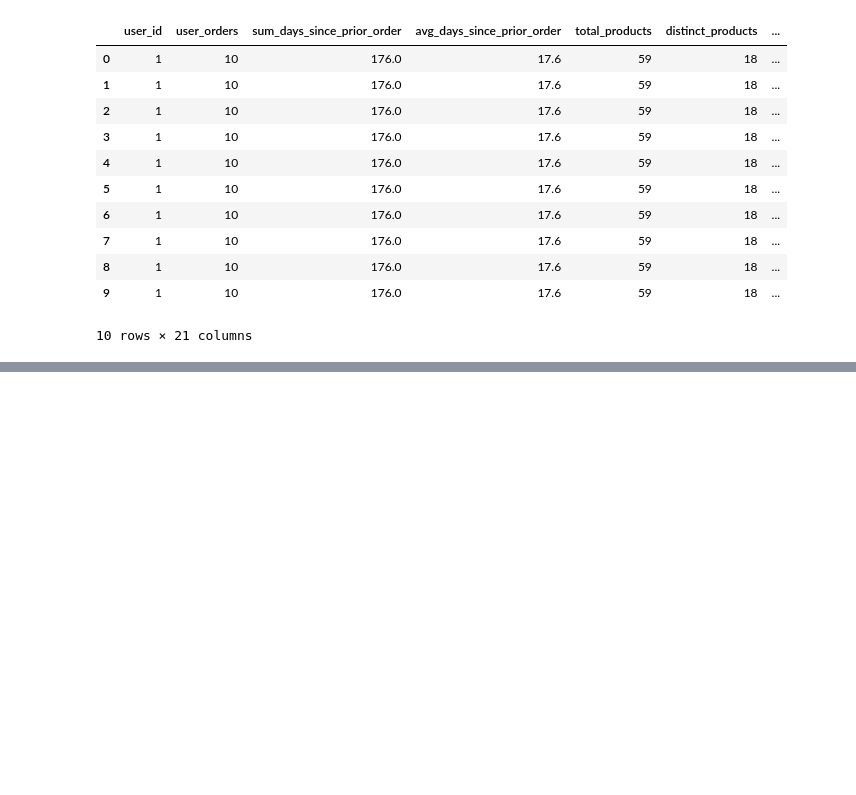
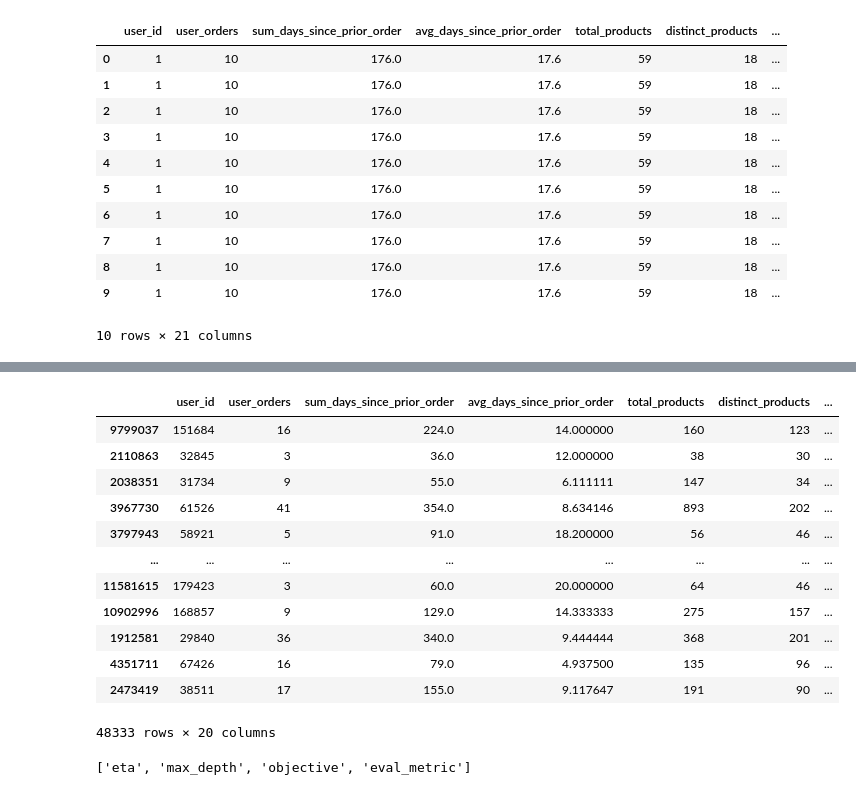
Before and after one commit to Jinglinhui/My-codes, a Jupyter notebook: project_xgboost.ipynb, the cells around one changed output, grey strips where cells are left out. Saved outputs shown, nothing was run; the diff lists cells and outputs as text; code cells hidden in the pictures; blank space fills up the shorter version.

```diff
--- a/project_xgboost.ipynb
+++ b/project_xgboost.ipynb
@@ -294,0 +321,6 @@ Train_1.head(10)
+# %%
+df_train.drop('eval_set',axis=1,inplace=True)
+df_test=Test.drop('eval_set',axis=1)
+# %%
+df_train=df_train.fillna(0)
+df_test=df_test.fillna(0)
@@ -294,0 +346,17 @@ Train_1.head(10)
+# %%
+test_sample = df_test.sample(frac = 0.01,replace = False,random_state=1)
+test_sample
+# %% [output]
+|  | user_id | user_orders | sum_days_since_prior_order | avg_days_since_prior_order | total_products | distinct_products | ... |
+| 9799037 | 151684 | 16 | 224.0 | 14.000000 | 160 | 123 | ... |
+| 2110863 | 32845 | 3 | 36.0 | 12.000000 | 38 | 30 | ... |
+| 2038351 | 31734 | 9 | 55.0 | 6.111111 | 147 | 34 | ... |
+| 3967730 | 61526 | 41 | 354.0 | 8.634146 | 893 | 202 | ... |
+| 3797943 | 58921 | 5 | 91.0 | 18.200000 | 56 | 46 | ... |
+| ... | ... | ... | ... | ... | ... | ... | ... |
+| 11581615 | 179423 | 3 | 60.0 | 20.000000 | 64 | 46 | ... |
+| 10902996 | 168857 | 9 | 129.0 | 14.333333 | 275 | 157 | ... |
+| 1912581 | 29840 | 36 | 340.0 | 9.444444 | 368 | 201 | ... |
+| 4351711 | 67426 | 16 | 79.0 | 4.937500 | 135 | 96 | ... |
+| 2473419 | 38511 | 17 | 155.0 | 9.117647 | 191 | 90 | ... |
+48333 rows × 20 columns
@@ -294,0 +382,6 @@ Train_1.head(10)
+# %%
+import itertools as it
+parameters = it.product(*(param_grid[title] for title in list(param_grid)))
+print(list(param_grid))
+# %% [output]
+['eta', 'max_depth', 'objective', 'eval_metric']
```
Also changed, not shown: parts of 24 cells of this notebook.
